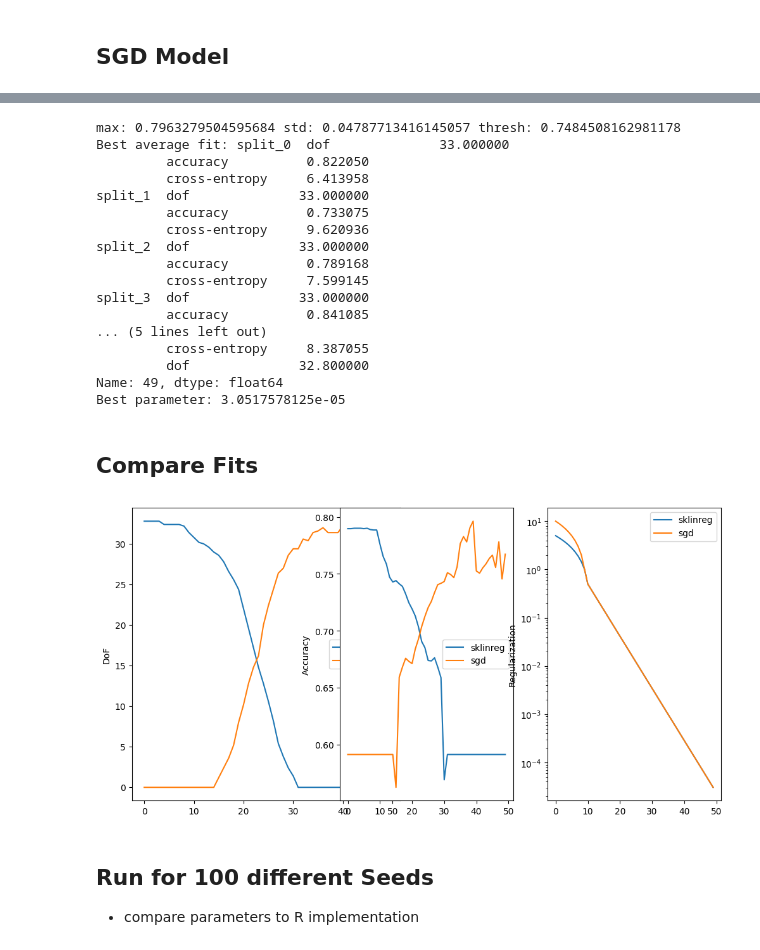
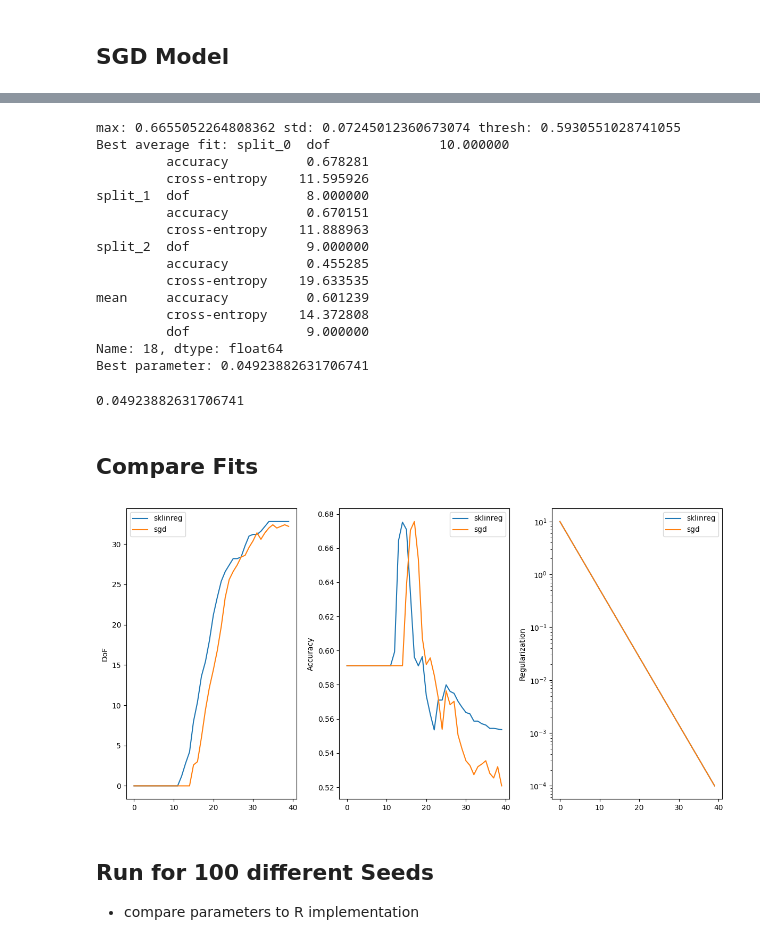
Before and after one commit to JulianFlesch/Masterthesis-Supplementary, a Jupyter notebook: experiments/04_BaselineModel/04_Baseline.ipynb, the cells around one changed output, grey strips where cells are left out. Saved outputs shown, nothing was run; the diff lists cells and outputs as text; code cells hidden in the pictures.

```diff
--- a/experiments/04_BaselineModel/04_Baseline.ipynb
+++ b/experiments/04_BaselineModel/04_Baseline.ipynb
@@ -447,7 +384,7 @@ The models to investigate:  sklearn LinRegressor, GLMnet Mmodel, SGD LinRegresso
 # %%
 from sklearn.model_selection import StratifiedKFold, cross_validate, GridSearchCV
 
-n_folds = 5
+n_folds = 3
 kf = StratifiedKFold(n_splits=n_folds)
 
 # elongate the origial non-binarized y-train data
@@ -499,7 +436,8 @@ def find_optimal_param(res_df, reg_params, lower_increases_reg=True):
 # %% [markdown]
 **Important result: Choice of regularization path (lambda path) is critical for selection of best parameter!**
 # %%
-reg_params = np.concatenate((np.linspace(1,10,10)[::-1], np.logspace(1, 15, 40, base=0.5)))
+#reg_params = np.concatenate((np.linspace(1,5,10)[::-1], np.logspace(1, 15, 40, base=0.5)))
+reg_params = np.geomspace(10, 0.0001, 40)
 # %% [markdown]
 ## SKLearn linregressor:
 # %%
@@ -528,10 +466,10 @@ reg_params = np.concatenate((np.linspace(1,10,10)[::-1], np.logspace(1, 15, 40,
 # But, still interesting for the final package!
 # %%
 #reg_params = [1, 0.75, 0.5, 0.25, 0.1, 0.075, 0.05, 0.025, 0.01, 0.005, 0.001, 0.0005]
-sk_reg_params = np.concatenate((np.linspace(1,5,10)[::-1], np.logspace(1, 15, 40, base=0.5)))
+sk_reg_params = reg_params #np.concatenate((np.linspace(1,5,10)[::-1], np.logspace(1, 15, 40, base=0.5)))
 cv_results = dict()
 
-for i, (cv_train_idx, cv_test_idx) in enumerate(kf.split(X_train_bin, y_train_elong)):
+for i, (cv_train_idx, cv_test_idx) in enumerate(kf.split(X_train_bin, y_train_bin)):
 
     s = "split_%s" % i
     print(s)
@@ -658,7 +594,7 @@ cv_results = dict()
 # fixed model training params
 max_iter = 50
 
-for i, (cv_train_idx, cv_test_idx) in enumerate(kf.split(X_train_bin, y_train_elong)):
+for i, (cv_train_idx, cv_test_idx) in enumerate(kf.split(X_train_bin, y_train_bin)):
 
     s = "split_%s" % i
     print(s)
@@ -726,56 +660,56 @@ sgd_cv_res
 # %%
 sgd_best_reg = find_optimal_param(sgd_cv_res, sgd_reg_params)
+sgd_best_reg
 # %% [output]
-max: 0.7963279504595684 std: 0.04787713416145057 thresh: 0.7484508162981178
-Best average fit: split_0  dof              33.000000
-         accuracy          0.822050
-         cross-entropy     6.413958
-split_1  dof              33.000000
-         accuracy          0.733075
-         cross-entropy     9.620936
-split_2  dof              33.000000
-         accuracy          0.789168
-         cross-entropy     7.599145
-split_3  dof              33.000000
-         accuracy          0.841085
-... (5 lines left out)
-         cross-entropy     8.387055
-         dof              32.800000
-Name: 49, dtype: float64
-Best parameter: 3.0517578125e-05
+max: 0.6655052264808362 std: 0.07245012360673074 thresh: 0.5930551028741055
+Best average fit: split_0  dof              10.000000
+         accuracy          0.678281
+         cross-entropy    11.595926
+split_1  dof               8.000000
+         accuracy          0.670151
+         cross-entropy    11.888963
+split_2  dof               9.000000
+         accuracy          0.455285
+         cross-entropy    19.633535
+mean     accuracy          0.601239
+         cross-entropy    14.372808
+         dof               9.000000
+Name: 18, dtype: float64
+Best parameter: 0.04923882631706741
+0.04923882631706741
 # %% [markdown]
 ## Compare Fits
 # %%
 fig = plt.figure(figsize=(12,6))
 
 steps = list(range(len(reg_params)))
 legend = ["glmnet", "sklinreg", "sgd"]
 
-p0 = fig.add_subplot(121)
+p0 = fig.add_subplot(131)
 #p0.plot(steps, glmnet_cv_res[("mean", "dof")], label=legend[0])
-p0.plot(steps, sk_linreg_res[("mean", "dof")], label=legend[1])
+p0.plot(steps, sk_linreg_res[("mean", "dof")][::-1], label=legend[1])
 p0.plot(steps, sgd_cv_res[("mean", "dof")], label=legend[2])
 p0.set_ylabel("DoF")
 p0.legend()
 
 p1 = fig.add_subplot(132)
 #p1.plot(steps, glmnet_cv_res[("mean", "accuracy")], label=legend[0])
-p1.plot(steps, sk_linreg_res[("mean", "accuracy")], label=legend[1])
+p1.plot(steps, sk_linreg_res[("mean", "accuracy")][::-1], label=legend[1])
 p1.plot(steps, sgd_cv_res[("mean", "accuracy")], label=legend[2])
 p1.set_ylabel("Accuracy")
 p1.legend()
 
 p2 = fig.add_subplot(133)
 #p2.plot(steps, glmnet_reg_params, label=legend[0])
 p2.plot(steps, sk_reg_params, label=legend[1])
 p2.plot(steps, sgd_reg_params, label=legend[2])
 p2.set_yscale("log")
 p2.set_ylabel("Regularization")
 p2.legend()
 
 fig.tight_layout()
 # %% [output]
-[figure, old version]
+[figure, new version]
 # %% [markdown]
 ## Run for 100 different Seeds
 
```
Also changed, not shown: parts of 32 cells of this notebook, 4 other files.
